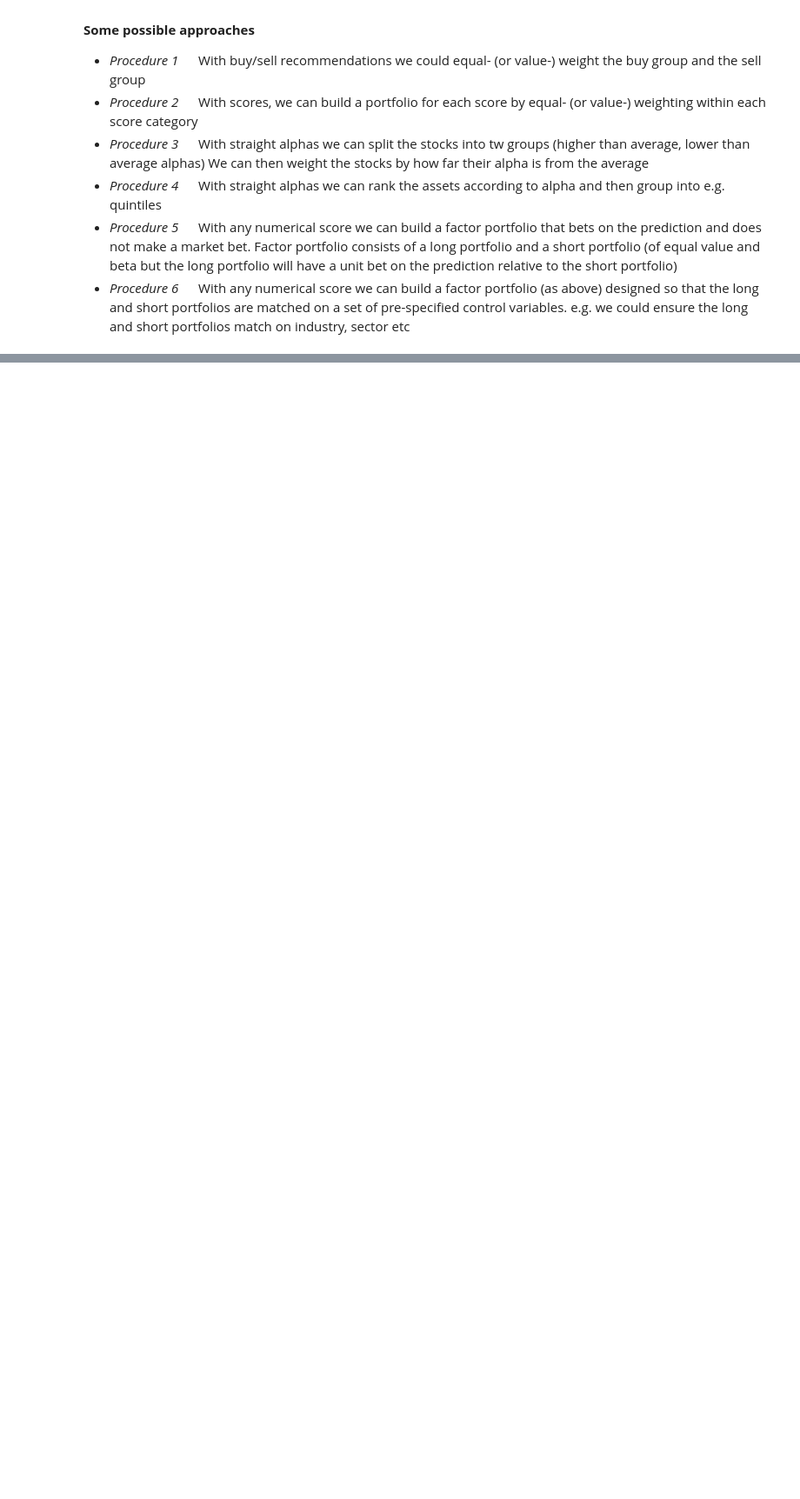
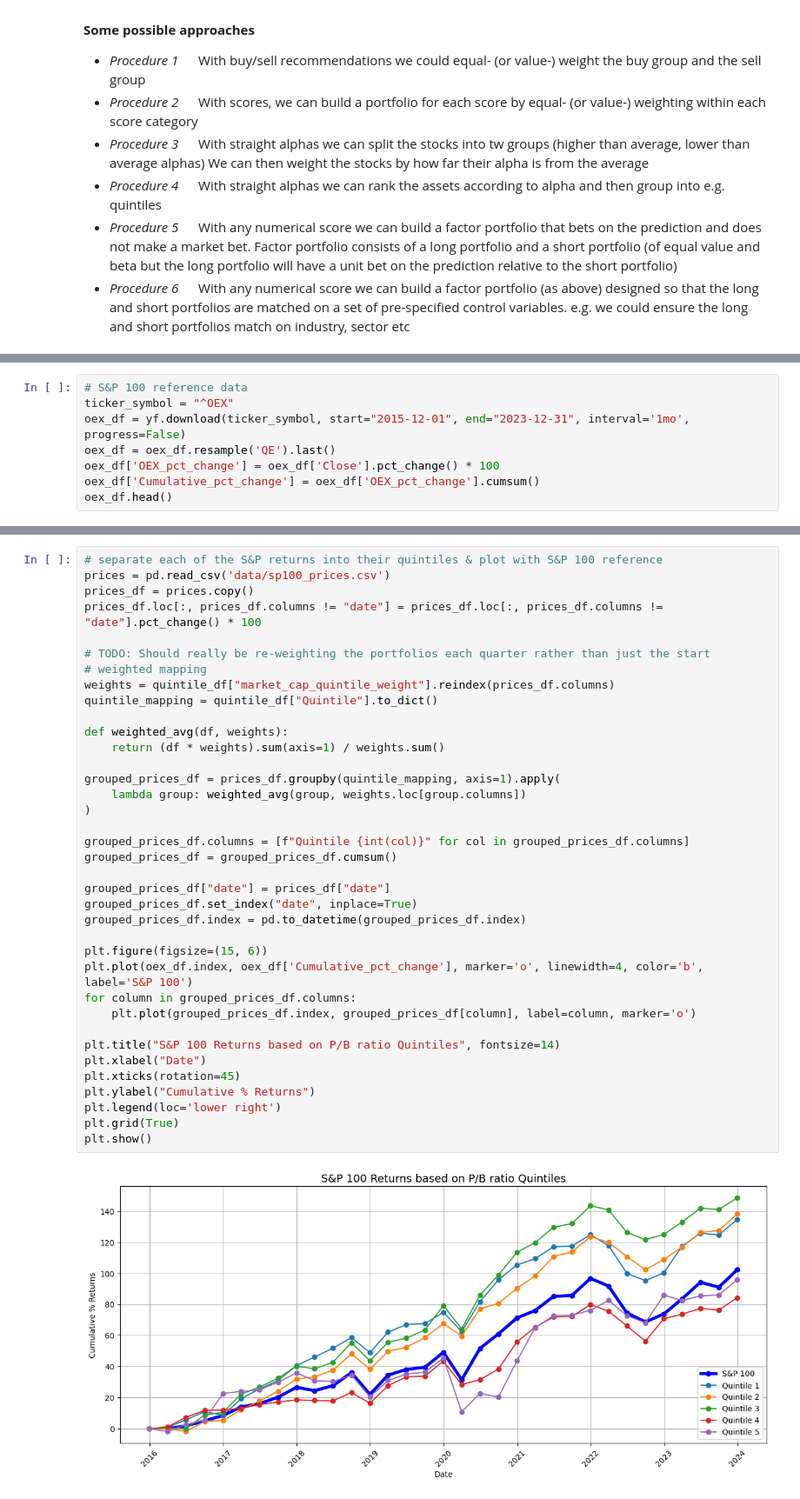
Before and after one commit to joelmarsden/Active-Portfolio-Management-Notes, a Jupyter notebook: Chapter 12, Information Analysis.ipynb, the cells around one changed output, grey strips where cells are left out. Shown: that part at 87% size. Saved outputs shown, nothing was run; the diff lists cells and outputs as text; blank space fills up the shorter version.

```diff
--- a/Chapter 12, Information Analysis.ipynb
+++ b/Chapter 12, Information Analysis.ipynb
@@ -37,0 +51,8 @@ import matplotlib.pyplot as plt
+# %%
+# S&P 100 reference data
+ticker_symbol = "^OEX"
+oex_df = yf.download(ticker_symbol, start="2015-12-01", end="2023-12-31", interval='1mo', progress=False)
+oex_df = oex_df.resample('QE').last()
+oex_df['OEX_pct_change'] = oex_df['Close'].pct_change() * 100
+oex_df['Cumulative_pct_change'] = oex_df['OEX_pct_change'].cumsum()
+oex_df.head()
@@ -37,0 +115,39 @@ import matplotlib.pyplot as plt
+# %%
+# separate each of the S&P returns into their quintiles & plot with S&P 100 reference
+prices = pd.read_csv('data/sp100_prices.csv')
+prices_df = prices.copy()
+prices_df.loc[:, prices_df.columns != "date"] = prices_df.loc[:, prices_df.columns != "date"].pct_change() * 100
+
+# TODO: Should really be re-weighting the portfolios each quarter rather than just the start
+# weighted mapping
+weights = quintile_df["market_cap_quintile_weight"].reindex(prices_df.columns)
+quintile_mapping = quintile_df["Quintile"].to_dict()
+
+def weighted_avg(df, weights):
+    return (df * weights).sum(axis=1) / weights.sum()
+
+grouped_prices_df = prices_df.groupby(quintile_mapping, axis=1).apply(
+    lambda group: weighted_avg(group, weights.loc[group.columns])
+)
+
+grouped_prices_df.columns = [f"Quintile {int(col)}" for col in grouped_prices_df.columns]
+grouped_prices_df = grouped_prices_df.cumsum()
+
+grouped_prices_df["date"] = prices_df["date"]
+grouped_prices_df.set_index("date", inplace=True)
+grouped_prices_df.index = pd.to_datetime(grouped_prices_df.index)
+
+plt.figure(figsize=(15, 6))
+plt.plot(oex_df.index, oex_df['Cumulative_pct_change'], marker='o', linewidth=4, color='b', label='S&P 100')
+for column in grouped_prices_df.columns:
+    plt.plot(grouped_prices_df.index, grouped_prices_df[column], label=column, marker='o')
+
+plt.title("S&P 100 Returns based on P/B ratio Quintiles", fontsize=14)
+plt.xlabel("Date")
+plt.xticks(rotation=45)
+plt.ylabel("Cumulative % Returns")
+plt.legend(loc='lower right')
+plt.grid(True)
+plt.show()
+# %% [output]
+[figure, added]
```
Also changed, not shown: parts of 10 cells of this notebook, 6 other files.
